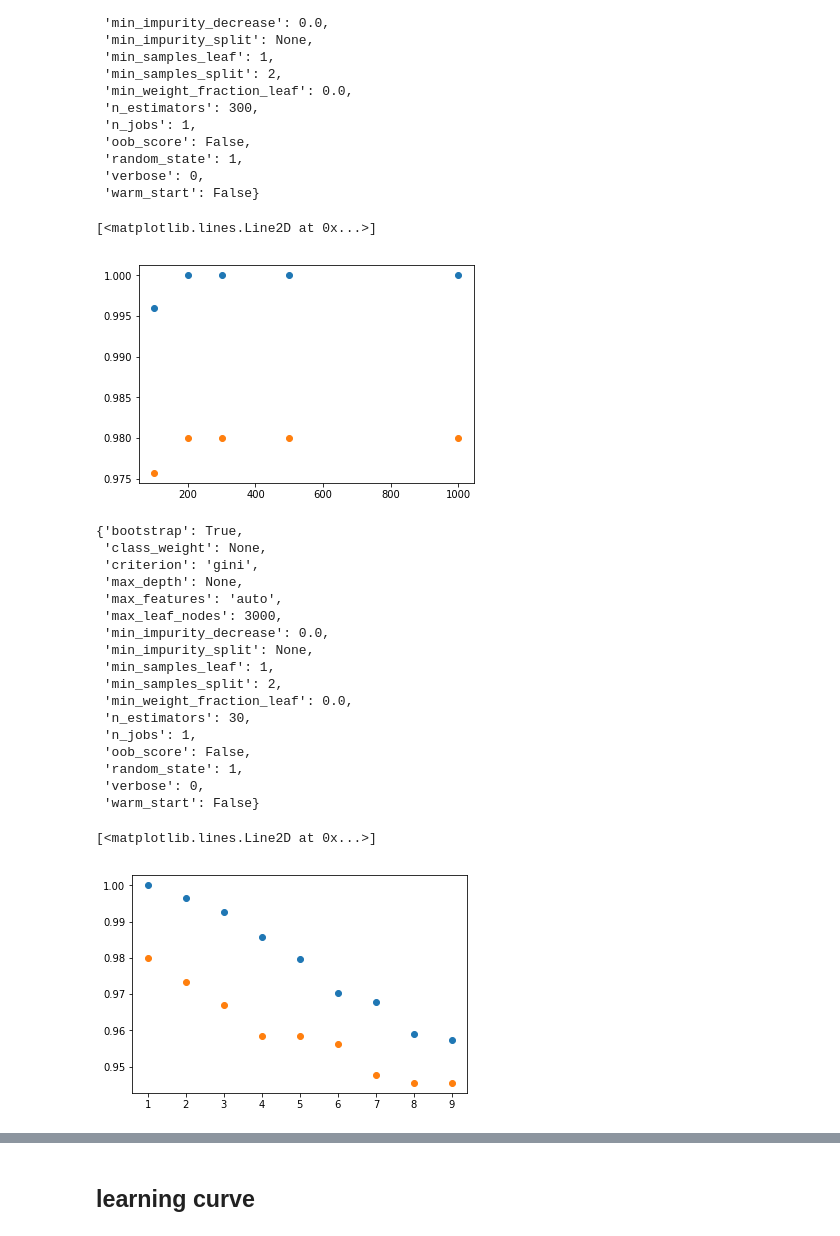
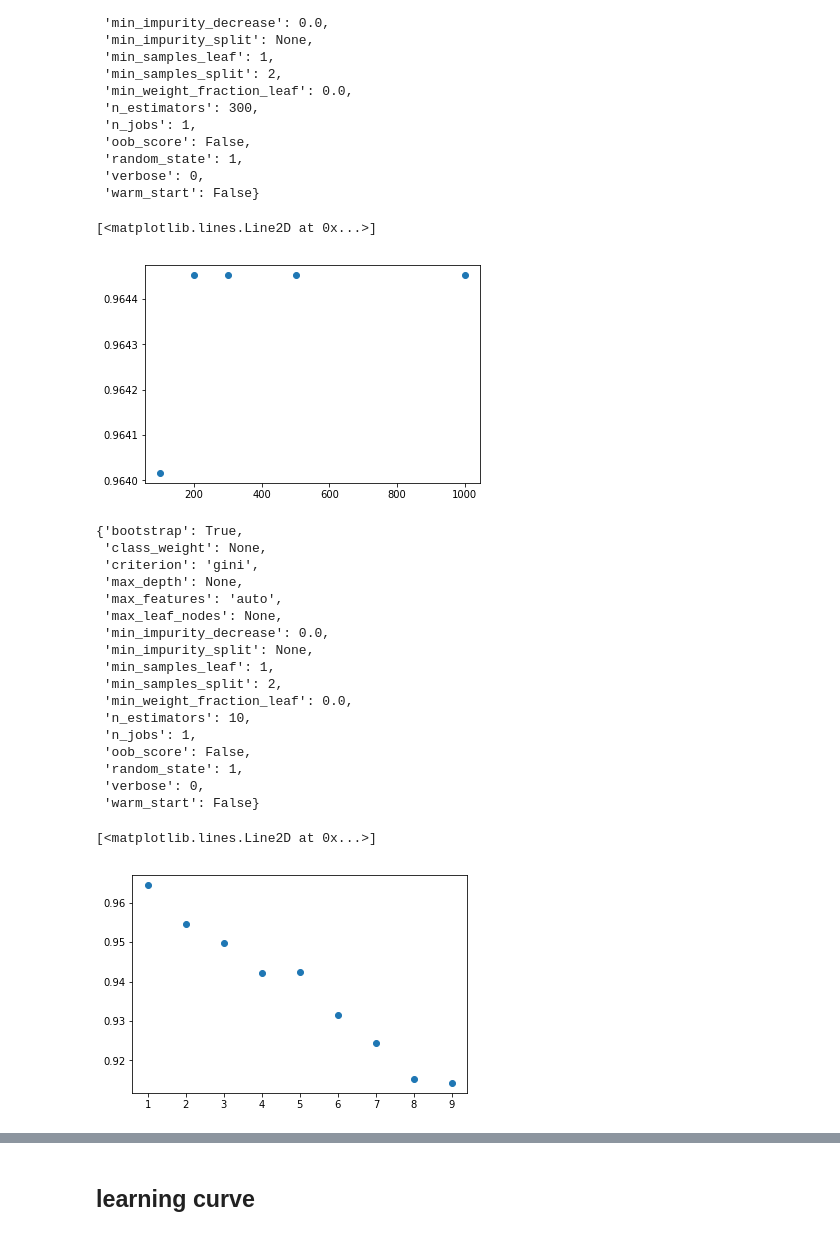
Before and after one commit to yongsingyou/wine-quality, a Jupyter notebook: wine quality.ipynb, the cells around one changed output, grey strips where cells are left out. Saved outputs shown, nothing was run; the diff lists cells and outputs as text; code cells hidden in the pictures.

```diff
--- a/wine quality.ipynb
+++ b/wine quality.ipynb
@@ -196,0 +217,4 @@ df_minority_upsampled = resample(df_minority,
+# %%
+df_upsampled = df_upsampled.sample(frac=1,random_state=1)
+
+df_upsampled.head()
@@ -213,3 +240,6 @@ X_train.shape,X_dev.shape
+# %%
+X_train = df_upsampled.iloc[:,:-1]
+y_train = df_upsampled.iloc[:,-1]
 # %% [markdown]
 ## build model 1: decision tree
 # %%
@@ -296,13 +305,12 @@ plt.show()
 # %% [markdown]
 ## hyper parameter tuning
 # %%
-arr = [3,10,30,100,300]
+arr = [3,10,30,100,300,1000,3000]
 f1s = []
 for i in arr:
     random_clf = RandomForestClassifier(n_estimators=i,random_state=1)
-    random_clf.fit(X_train, y_train)
-    pred_random_clf = random_clf.predict(X_dev)
-    f1s.append(f1_score(y_dev,pred_random_clf))
+    f1score = cross_val_score(random_clf,X_train,y_train,cv = 3,scoring='f1')
+    f1s.append(f1score.mean())
 plt.plot(arr,f1s,'o')
 # %% [output]
 [<matplotlib.lines.Line2D at 0x...>]
@@ -329,21 +337,18 @@ random_clf.get_params()
  'warm_start': False}
 # %%
 arr = [100,200,300,500,1000]
-train_f1 = []
-dev_f1 = []
+f1s = []
+
 for i in arr:
     random_clf = RandomForestClassifier(random_state = 1,n_estimators=30 , max_leaf_nodes=i)
     random_clf.fit(X_train, y_train)
-    train_f1.append(f1_score(y_train,random_clf.predict(X_train)))
+    f1score = cross_val_score(random_clf,X_train,y_train,cv = 3,scoring='f1')
+    f1s.append(f1score.mean())
 
-    pred_random_clf = random_clf.predict(X_dev)
-    dev_f1.append(f1_score(y_dev,pred_random_clf))
-
-plt.plot(arr,train_f1,'o')
-plt.plot(arr,dev_f1,'o')
+plt.plot(arr,f1s,'o')
 # %% [output]
 [<matplotlib.lines.Line2D at 0x...>]
-[figure, old version]
+[figure, new version]
 # %%
 random_clf.get_params()
 # %% [output]
@@ -352,13 +357,13 @@ random_clf.get_params()
  'criterion': 'gini',
  'max_depth': None,
  'max_features': 'auto',
- 'max_leaf_nodes': 3000,
+ 'max_leaf_nodes': None,
  'min_impurity_decrease': 0.0,
  'min_impurity_split': None,
  'min_samples_leaf': 1,
  'min_samples_split': 2,
  'min_weight_fraction_leaf': 0.0,
- 'n_estimators': 30,
+ 'n_estimators': 10,
  'n_jobs': 1,
  'oob_score': False,
  'random_state': 1,
@@ -366,20 +371,16 @@ random_clf.get_params()
  'warm_start': False}
 # %%
 arr = range(1,10,1)
-train_f1 = []
-dev_f1 = []
+f1s = []
 for i in arr:
     random_clf = RandomForestClassifier(random_state = 1,n_estimators=30 , max_leaf_nodes=200,min_samples_leaf=i)
     random_clf.fit(X_train, y_train)
-    train_f1.append(f1_score(y_train,random_clf.predict(X_train)))
+    f1score = cross_val_score(random_clf,X_train,y_train,cv = 3,scoring='f1')
+    f1s.append(f1score.mean())
 
-    pred_random_clf = random_clf.predict(X_dev)
-    dev_f1.append(f1_score(y_dev,pred_random_clf))
-
-plt.plot(arr,train_f1,'o')
-plt.plot(arr,dev_f1,'o')
+plt.plot(arr,f1s,'o')
 # %% [output]
 [<matplotlib.lines.Line2D at 0x...>]
-[figure, old version]
+[figure, new version]
 # %%
 arr = range(10,100,10)
```
Also changed, not shown: parts of 32 cells of this notebook.
